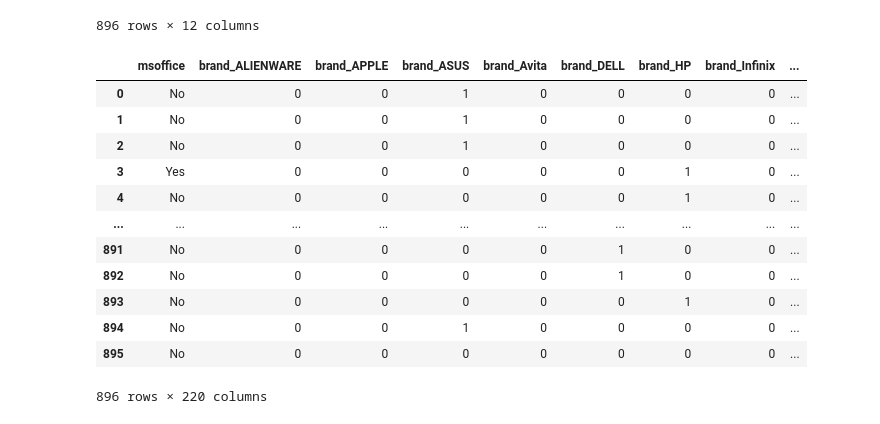
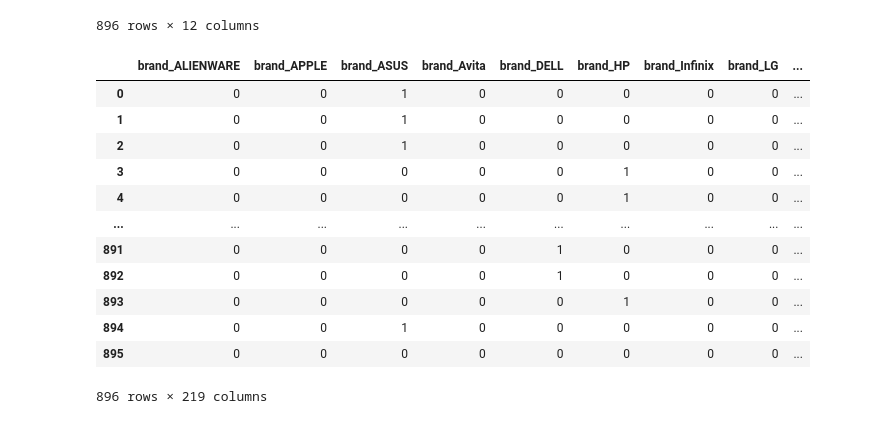
Before and after one commit to CalKat/COMP562-Final, a Jupyter notebook: Untitled.ipynb, the cells around one changed output. Cells and saved outputs as stored; diff of their text form; code cells hidden in the pictures.

```diff
--- a/Untitled.ipynb
+++ b/Untitled.ipynb
@@ -97,24 +98,24 @@ categorical_features = ['brand','model','processor_name','ram_gb','weight','disp
 # %%
 for i in categorical_features:
     data_dummies = pd.get_dummies(data_categorical[i],prefix=i)
     data_categorical = data_categorical.join(data_dummies)
 
-binary_data = data_categorical.iloc[:,11:]
+binary_data = data_categorical.iloc[:,12:]
 binary_data
 # %% [output]
-|  | msoffice | brand_ALIENWARE | brand_APPLE | brand_ASUS | brand_Avita | brand_DELL | brand_HP | brand_Infinix | ... |
-| 0 | No | 0 | 0 | 1 | 0 | 0 | 0 | 0 | ... |
-| 1 | No | 0 | 0 | 1 | 0 | 0 | 0 | 0 | ... |
-| 2 | No | 0 | 0 | 1 | 0 | 0 | 0 | 0 | ... |
-| 3 | Yes | 0 | 0 | 0 | 0 | 0 | 1 | 0 | ... |
-| 4 | No | 0 | 0 | 0 | 0 | 0 | 1 | 0 | ... |
+|  | brand_ALIENWARE | brand_APPLE | brand_ASUS | brand_Avita | brand_DELL | brand_HP | brand_Infinix | brand_LG | ... |
+| 0 | 0 | 0 | 1 | 0 | 0 | 0 | 0 | 0 | ... |
+| 1 | 0 | 0 | 1 | 0 | 0 | 0 | 0 | 0 | ... |
+| 2 | 0 | 0 | 1 | 0 | 0 | 0 | 0 | 0 | ... |
+| 3 | 0 | 0 | 0 | 0 | 0 | 1 | 0 | 0 | ... |
+| 4 | 0 | 0 | 0 | 0 | 0 | 1 | 0 | 0 | ... |
 | ... | ... | ... | ... | ... | ... | ... | ... | ... | ... |
-| 891 | No | 0 | 0 | 0 | 0 | 1 | 0 | 0 | ... |
-| 892 | No | 0 | 0 | 0 | 0 | 1 | 0 | 0 | ... |
-| 893 | No | 0 | 0 | 0 | 0 | 0 | 1 | 0 | ... |
-| 894 | No | 0 | 0 | 1 | 0 | 0 | 0 | 0 | ... |
-| 895 | No | 0 | 0 | 0 | 0 | 0 | 0 | 0 | ... |
+| 891 | 0 | 0 | 0 | 0 | 1 | 0 | 0 | 0 | ... |
+| 892 | 0 | 0 | 0 | 0 | 1 | 0 | 0 | 0 | ... |
+| 893 | 0 | 0 | 0 | 0 | 0 | 1 | 0 | 0 | ... |
+| 894 | 0 | 0 | 1 | 0 | 0 | 0 | 0 | 0 | ... |
+| 895 | 0 | 0 | 0 | 0 | 0 | 0 | 0 | 0 | ... |
-896 rows × 220 columns
+896 rows × 219 columns
 # %%
 new_df = data[number_features].join(binary_data)
 
```
Also changed, not shown: parts of 7 cells of this notebook.
